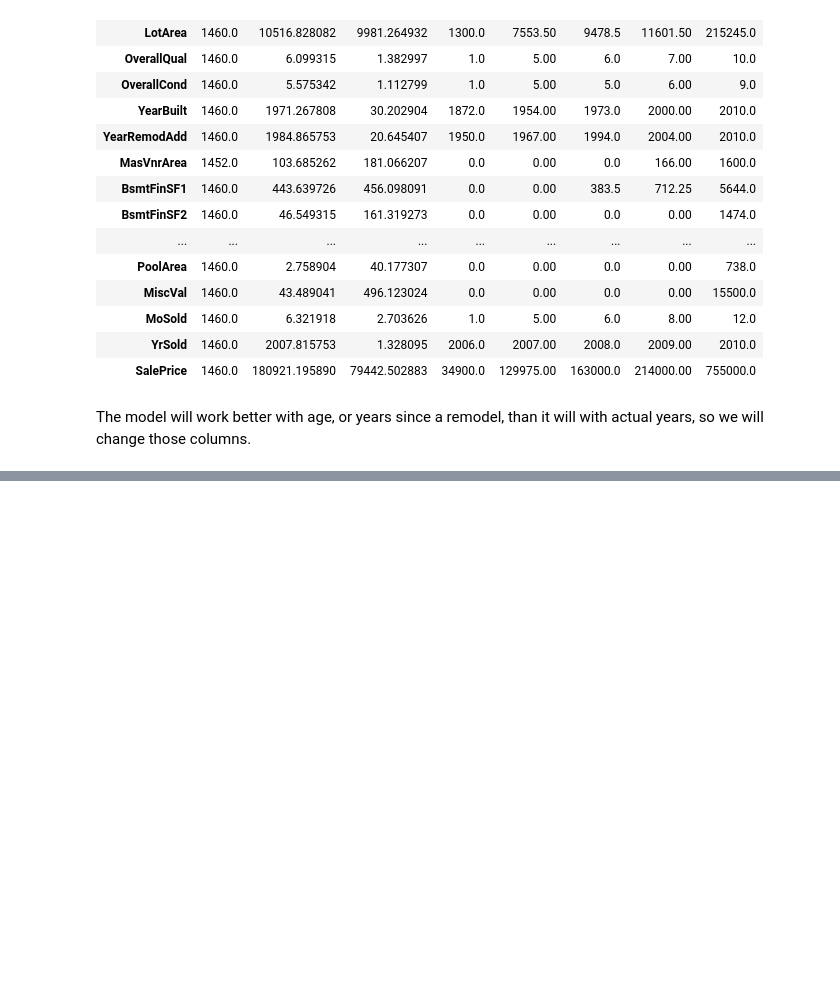
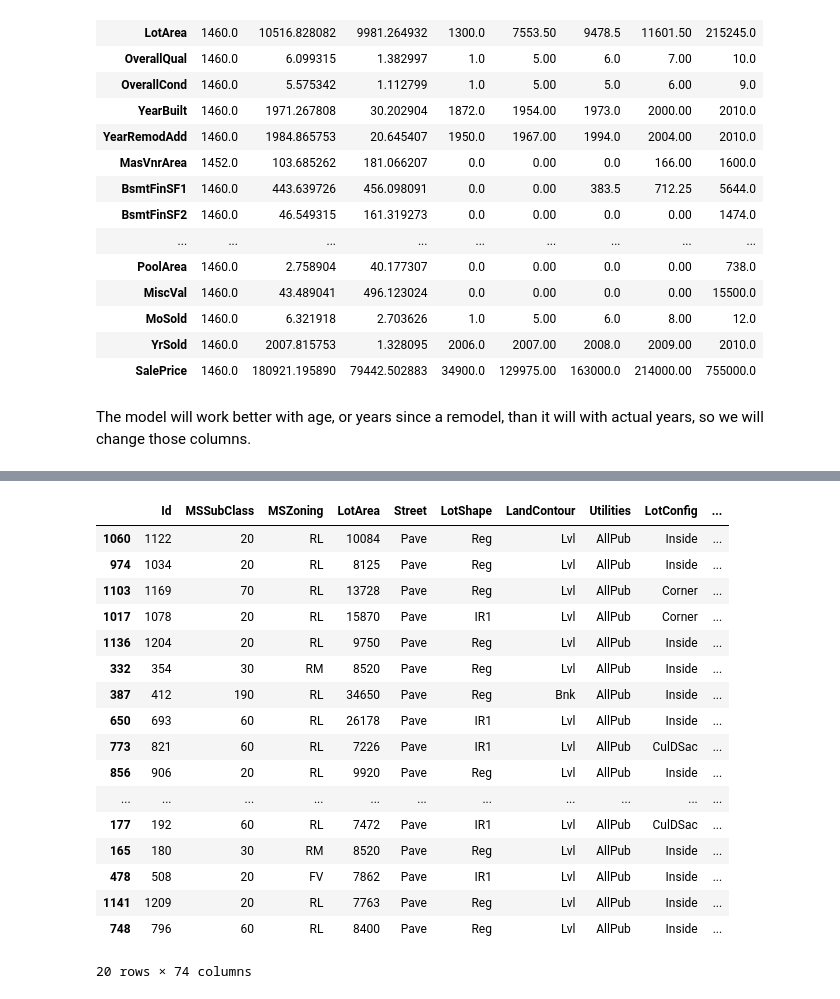
Before and after one commit to ngildersleeve/kagglehousing, a Jupyter notebook: Kaggle_HousingPriceRegression.ipynb, the cells around one changed output, grey strips where cells are left out. Cells and saved outputs as stored; diff of their text form; code cells hidden in the pictures; blank space fills up the shorter version.

```diff
--- a/Kaggle_HousingPriceRegression.ipynb
+++ b/Kaggle_HousingPriceRegression.ipynb
@@ -211,0 +232,8 @@ memory usage: 844.2+ KB
+# %%
+#drop rows with missing values = 81
+df = df.dropna(subset=cols_with_81_nulls)
+# %%
+#impute other missing values using simple imputer
+from sklearn.impute import SimpleImputer
+imp = SimpleImputer(strategy='most_frequent')
+df = pd.DataFrame(imp.fit_transform(df), columns=df.columns)
@@ -237,0 +385,21 @@ df['YearsSinceGarage'] = df['YrSold'] - df['GarageYrBlt']
+# %%
+df.sample(20)
+# %% [output]
+|  | Id | MSSubClass | MSZoning | LotArea | Street | LotShape | LandContour | Utilities | LotConfig | ... |
+| 1060 | 1122 | 20 | RL | 10084 | Pave | Reg | Lvl | AllPub | Inside | ... |
+| 974 | 1034 | 20 | RL | 8125 | Pave | Reg | Lvl | AllPub | Inside | ... |
+| 1103 | 1169 | 70 | RL | 13728 | Pave | Reg | Lvl | AllPub | Corner | ... |
+| 1017 | 1078 | 20 | RL | 15870 | Pave | IR1 | Lvl | AllPub | Corner | ... |
+| 1136 | 1204 | 20 | RL | 9750 | Pave | Reg | Lvl | AllPub | Inside | ... |
+| 332 | 354 | 30 | RM | 8520 | Pave | Reg | Lvl | AllPub | Inside | ... |
+| 387 | 412 | 190 | RL | 34650 | Pave | Reg | Bnk | AllPub | Inside | ... |
+| 650 | 693 | 60 | RL | 26178 | Pave | IR1 | Lvl | AllPub | Inside | ... |
+| 773 | 821 | 60 | RL | 7226 | Pave | IR1 | Lvl | AllPub | CulDSac | ... |
+| 856 | 906 | 20 | RL | 9920 | Pave | Reg | Lvl | AllPub | Inside | ... |
+| ... | ... | ... | ... | ... | ... | ... | ... | ... | ... | ... |
+| 177 | 192 | 60 | RL | 7472 | Pave | IR1 | Lvl | AllPub | CulDSac | ... |
+| 165 | 180 | 30 | RM | 8520 | Pave | Reg | Lvl | AllPub | Inside | ... |
+| 478 | 508 | 20 | FV | 7862 | Pave | IR1 | Lvl | AllPub | Inside | ... |
+| 1141 | 1209 | 20 | RL | 7763 | Pave | Reg | Lvl | AllPub | Inside | ... |
+| 748 | 796 | 60 | RL | 8400 | Pave | Reg | Lvl | AllPub | Inside | ... |
+20 rows × 74 columns
```
Also changed, not shown: parts of 27 cells of this notebook.
